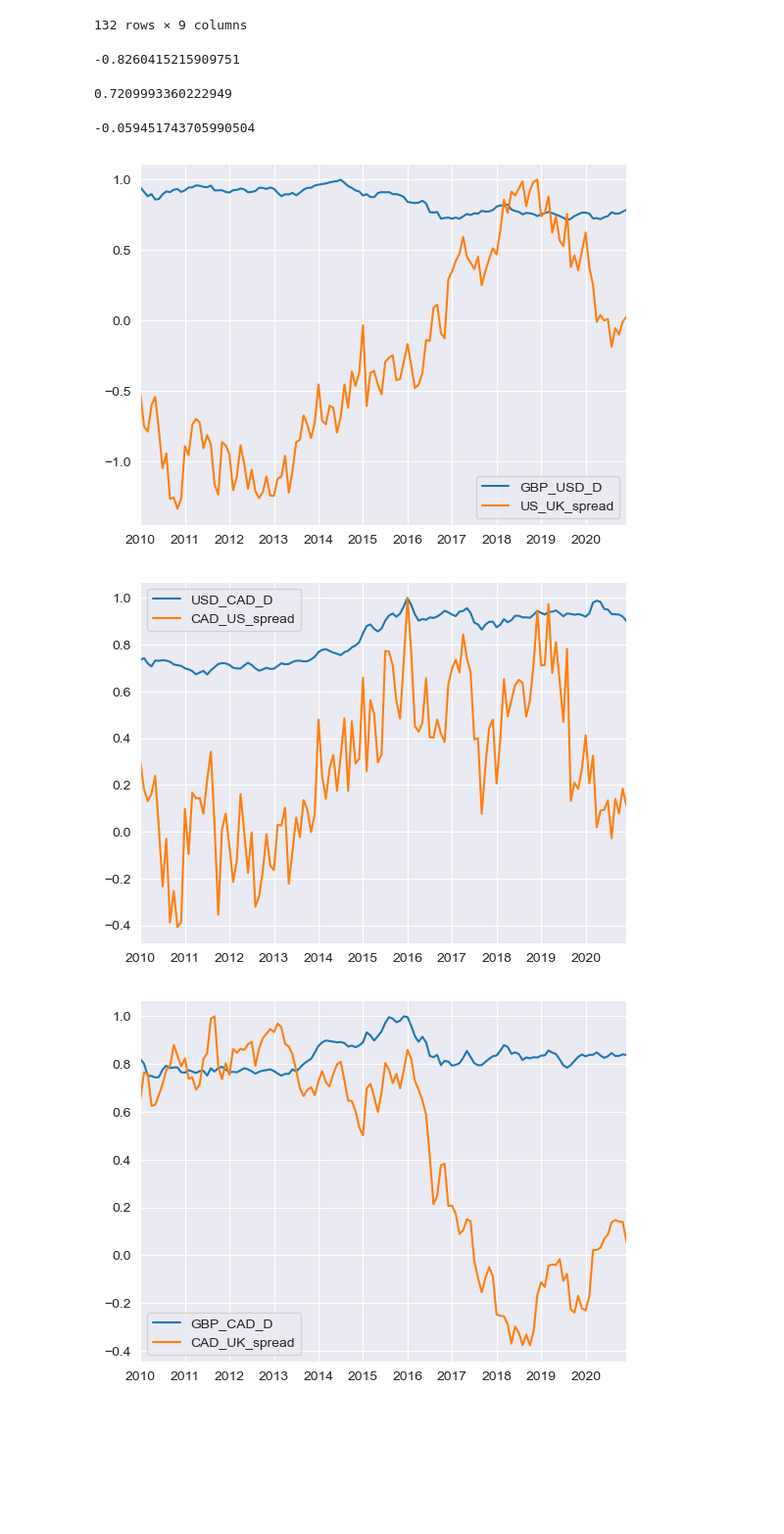
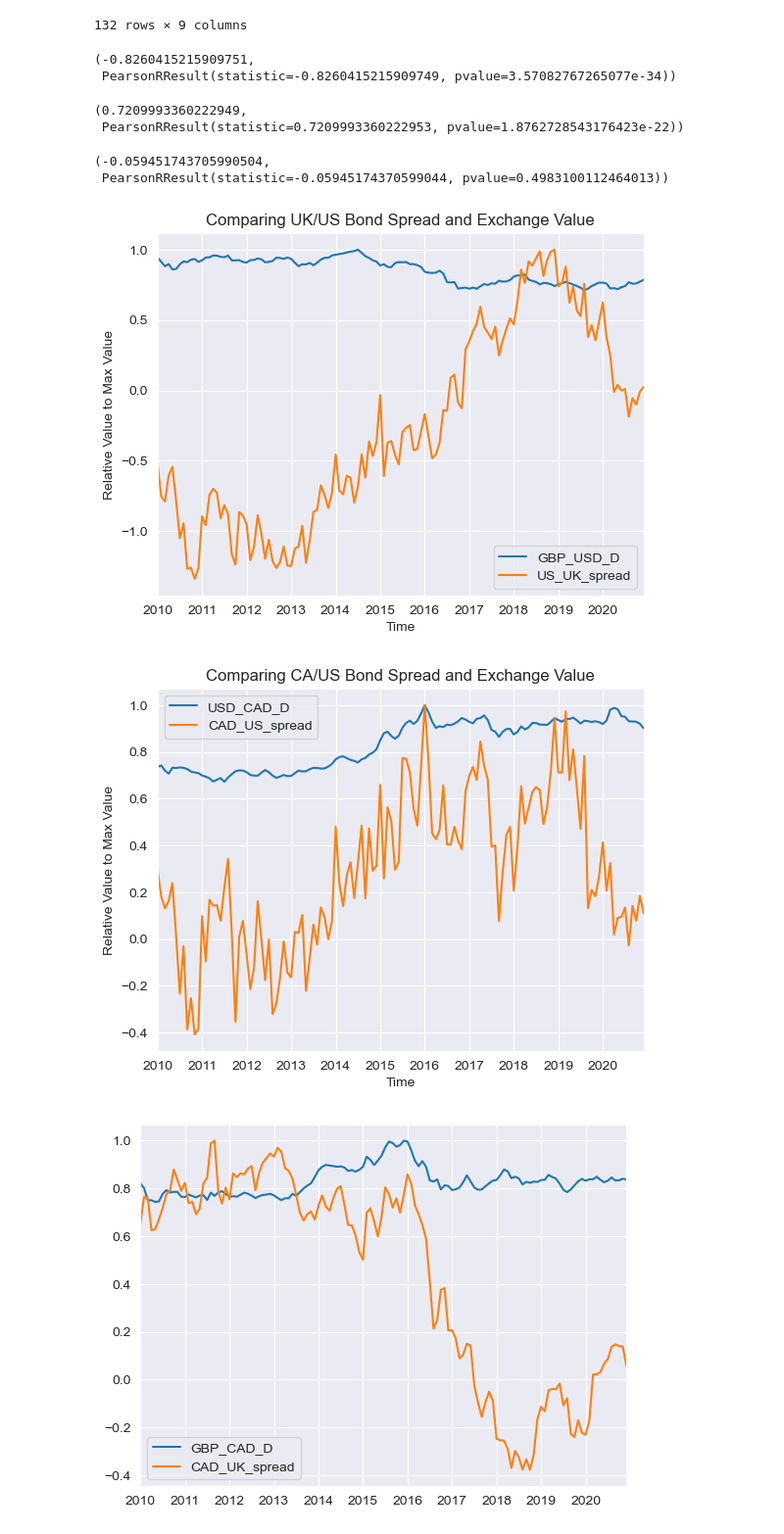
Before and after one commit to ramanthind02/MarketDataAnalysis, a Jupyter notebook: Correlations/bond_currency_correlation.ipynb, the cells around one changed output. Shown at 98% size. Cells and saved outputs as stored; diff of their text form; code cells hidden in the pictures; blank space fills up the shorter version.

Commit message:
Added bond spread diagrams and correlation p values for bond spread vs currency

```diff
--- a/Correlations/bond_currency_correlation.ipynb
+++ b/Correlations/bond_currency_correlation.ipynb
@@ -111,31 +112,40 @@ joined
 | 2020-12 | 1.720700 | 1.342610 | 1.280920 | 0.730952 | 0.812770 | 0.845 | 0.081818 | 0.032230 | ... |
 132 rows × 9 columns
 # %%
-joined["GBP_USD_D"].corr(joined["US_UK_spread"])
+joined["GBP_USD_D"].corr(joined["US_UK_spread"]), pearsonr(joined["GBP_USD_D"], joined["US_UK_spread"])
 # %% [output]
--0.8260415215909751
+(-0.8260415215909751,
+ PearsonRResult(statistic=-0.8260415215909749, pvalue=3.57082767265077e-34))
 # %%
-joined["USD_CAD_D"].corr(joined["CAD_US_spread"])
+joined["USD_CAD_D"].corr(joined["CAD_US_spread"]), pearsonr(joined["USD_CAD_D"], joined["CAD_US_spread"])
 # %% [output]
-0.7209993360222949
+(0.7209993360222949,
+ PearsonRResult(statistic=0.7209993360222953, pvalue=1.8762728543176423e-22))
 # %%
-joined["GBP_CAD_D"].corr(joined["CAD_UK_spread"])
+joined["GBP_CAD_D"].corr(joined["CAD_UK_spread"]), pearsonr(joined["GBP_CAD_D"], joined["CAD_UK_spread"])
 # %% [output]
--0.059451743705990504
+(-0.059451743705990504,
+ PearsonRResult(statistic=-0.05945174370599044, pvalue=0.4983100112464013))
 # %%
 (joined["GBP_USD_D"] / max(joined["GBP_USD_D"])).plot()
 (joined["US_UK_spread"] / max(joined["US_UK_spread"])).plot()
 plt.legend()
-plt.savefig
+plt.xlabel("Time")
+plt.ylabel("Relative Value to Max Value")
+plt.title("Comparing UK/US Bond Spread and Exchange Value")
+plt.savefig("GBP_USD_BOND_SPREAD_vs_GBP_USD.png", format="png")
 # %% [output]
-[figure, old version]
+[figure, new version]
 # %%
 (joined["USD_CAD_D"] / max(joined["USD_CAD_D"])).plot()
 (joined["CAD_US_spread"] / max(joined["CAD_US_spread"])).plot()
 plt.legend()
-plt.show()
+plt.ylabel("Relative Value to Max Value")
+plt.xlabel("Time")
+plt.title("Comparing CA/US Bond Spread and Exchange Value")
+plt.savefig("USD_CAD_BOND_SPREAD_vs_USD_CAD.png", format="png")
 # %% [output]
-[figure, old version]
+[figure, new version]
 # %%
 (joined["GBP_CAD_D"] / max(joined["GBP_CAD_D"])).plot()
 (joined["CAD_UK_spread"] / max(joined["CAD_UK_spread"])).plot()
```
Also changed, not shown: parts of 1 cell of this notebook, 5 other files.
